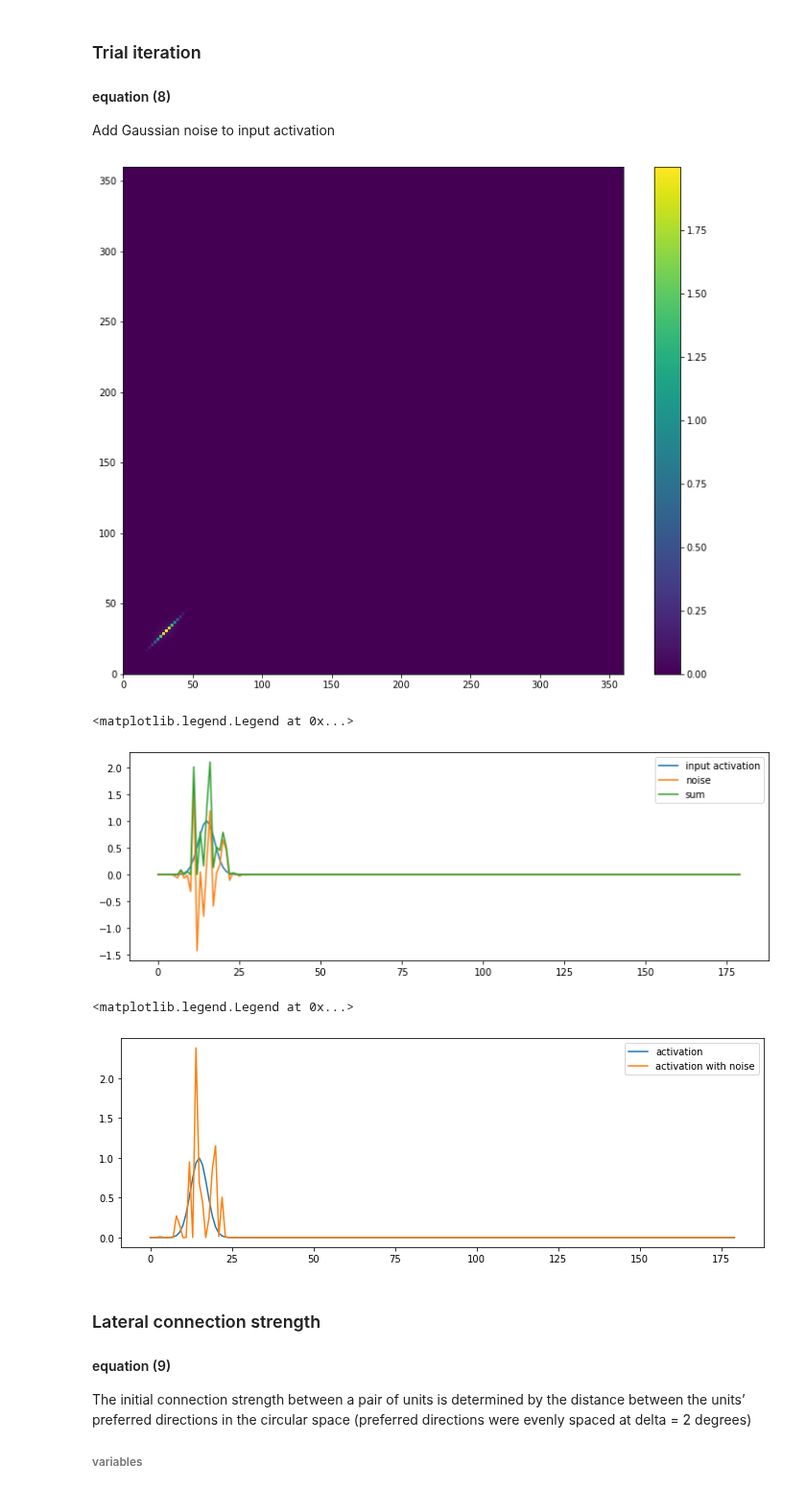
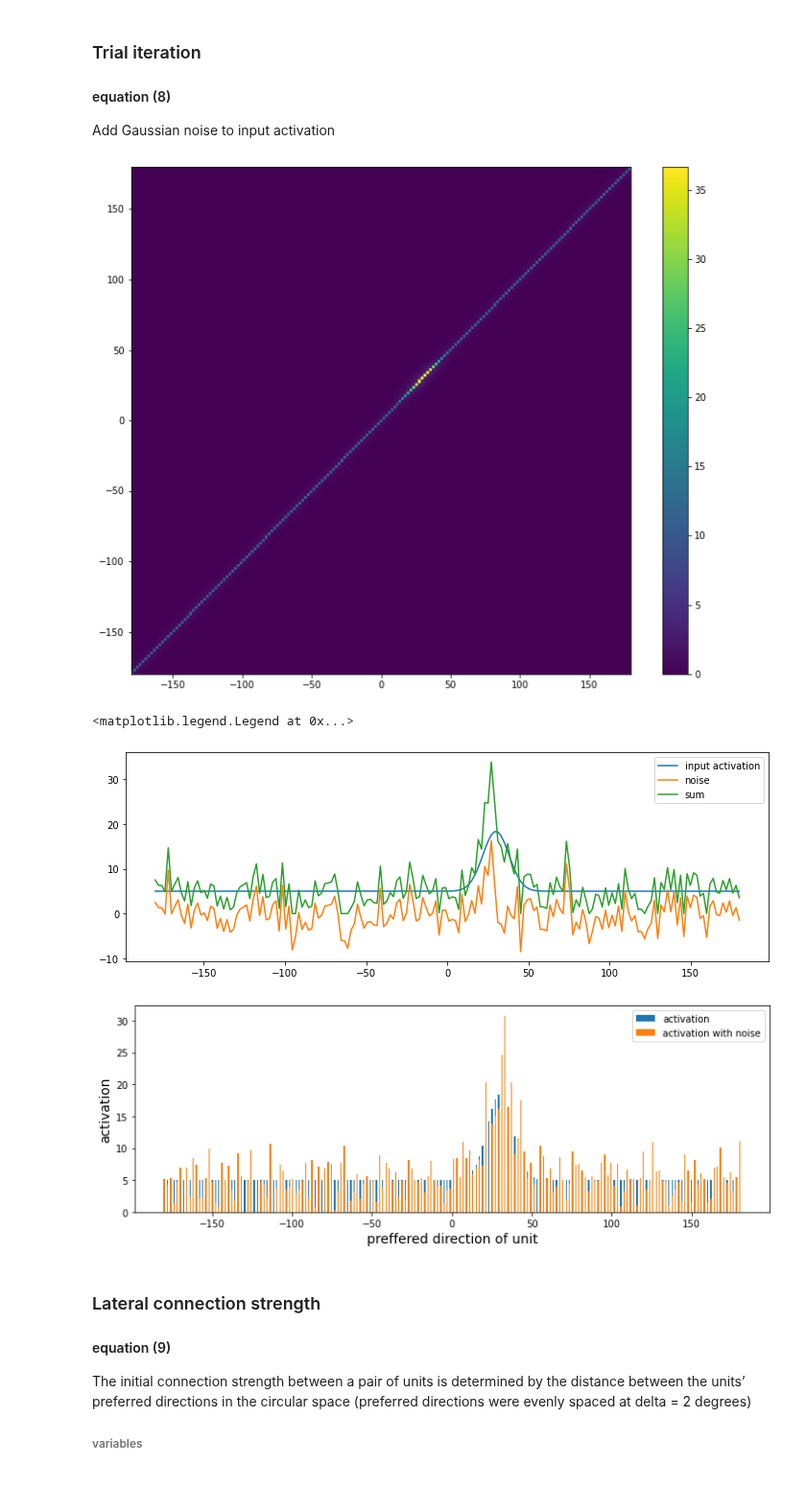
Before and after one commit to mwprestonjr/verstynen_2011_rpl, a Jupyter notebook: notebooks/verstynen_2011.ipynb, the cells around one changed output. Shown at 96% size. Saved outputs shown, nothing was run; the diff lists cells and outputs as text; code cells hidden in the pictures.

```diff
--- a/notebooks/verstynen_2011.ipynb
+++ b/notebooks/verstynen_2011.ipynb
@@ -20,8 +20,8 @@ spread: *$\omega_I$*, spread of input activation (full-width-half-magnitude / FW
 # %%
 # define input activation function
 
-def input_activation(target, preference, baseline=0, gain=1, spread=12):
-    activation = baseline + gain * np.exp(-np.log(2) * ((target-preference) / (spread/2))**2)
+def input_activation(target, pref_dirs, baseline=5, gain=13.4, spread=18.9):
+    activation = baseline + gain * np.exp(-np.log(2) * ((target-pref_dirs) / (spread/2))**2)
     return activation
 # %%
 # Plot activation profile for and example unit
@@ -54,7 +54,7 @@ for pref in[60, 180, 300]:
 
 Add Gaussian noise to input activation
 # %%
-def calc_covariance(activation, fano=2, psi=5.45, rho=0.1):
+def calc_covariance(activation, fano=2, psi=5.49, rho=0.1):
     # calc variance
     variance =  fano * activation
     sigma = np.sqrt(variance)
@@ -69,31 +69,34 @@ def calc_covariance(activation, fano=2, psi=5.45, rho=0.1):
             if i == j:
                 covariance[i,j] = variance[i]
             else:
-                covariance[i,j] =  sigma_i_sigma_j[i,j] * rho * 0.5**(2*abs(pref_i-pref_j)/psi)
+                covariance[i,j] =  sigma_i_sigma_j[i,j] * rho * 0.5**(2*(abs(pref_i-pref_j)-2)/psi)
 
 
     return covariance
 # %%
-target = 30
+# define parameters
+N_UNITS = 180 # number of units in the network
+PREF_DIRS = np.linspace(-180,180,N_UNITS) # preferred direction of units
+TARGET = 30 # target angle
 
-pref_dirs = np.linspace(0,360,180)
-activation = np.zeros(len(pref_dirs))
+# calc activation
+activation = np.zeros(len(PREF_DIRS))
+for ii, pref_i in enumerate(PREF_DIRS):
+    activation[ii] = input_activation(TARGET, pref_i)
 
-for ii, pref_i in enumerate(pref_dirs):
-    activation[ii] = input_activation(target, pref_i)
-
+# calc covariance
 covariance = calc_covariance(activation, fano=2, psi=5.45, rho=0.1)
 
-# plot
+# plot covariance
 plt.figure(figsize=[12,10])
-plt.pcolormesh(pref_dirs, pref_dirs, covariance)
+plt.pcolormesh(PREF_DIRS, PREF_DIRS, covariance)
 plt.colorbar()
 plt.show()
 # %% [output]
-[figure, old version]
+[figure, new version]
 # %%
 # calculate noise
-noise = multivariate_normal.rvs(np.zeros_like(pref_dirs), covariance, size=1)
+noise = multivariate_normal.rvs(np.zeros_like(PREF_DIRS), covariance, size=1)
 
 # add noise to input activation
 activation_n_noise = activation + noise
@@ -103,11 +106,11 @@ activation_n_noise[activation_n_noise<0] = 0
 
 # plot activation
 plt.figure(figsize=[12,4])
-plt.plot(activation,label='input activation')
-plt.plot(noise,label='noise')
-plt.plot(activation_n_noise,label='sum')
+plt.plot(PREF_DIRS, activation,label='input activation')
+plt.plot(PREF_DIRS, noise,label='noise')
+plt.plot(PREF_DIRS, activation_n_noise,label='sum')
 plt.legend()
 # %% [output]
 <matplotlib.legend.Legend at 0x...>
-[figure, old version]
+[figure, new version]
 # %%
@@ -127,16 +132,18 @@ def add_noise(activation):
 # %%
 # test noise function
 
 temp = add_noise(activation)
 
 # plot activation
 plt.figure(figsize=[12,4])
-plt.plot(activation,label='activation')
-plt.plot(temp,label='activation with noise')
+plt.bar(PREF_DIRS, activation,label='activation')
+plt.bar(PREF_DIRS, temp,label='activation with noise')
+plt.xlabel('preffered direction of unit', fontsize=14)
+plt.ylabel('activation', fontsize=14)
 plt.legend()
+plt.show()
 # %% [output]
-<matplotlib.legend.Legend at 0x...>
-[figure, old version]
+[figure, new version]
 # %% [markdown]
 ### Lateral connection strength
 #### equation (9)
```
Also changed, not shown: parts of 26 cells of this notebook.
